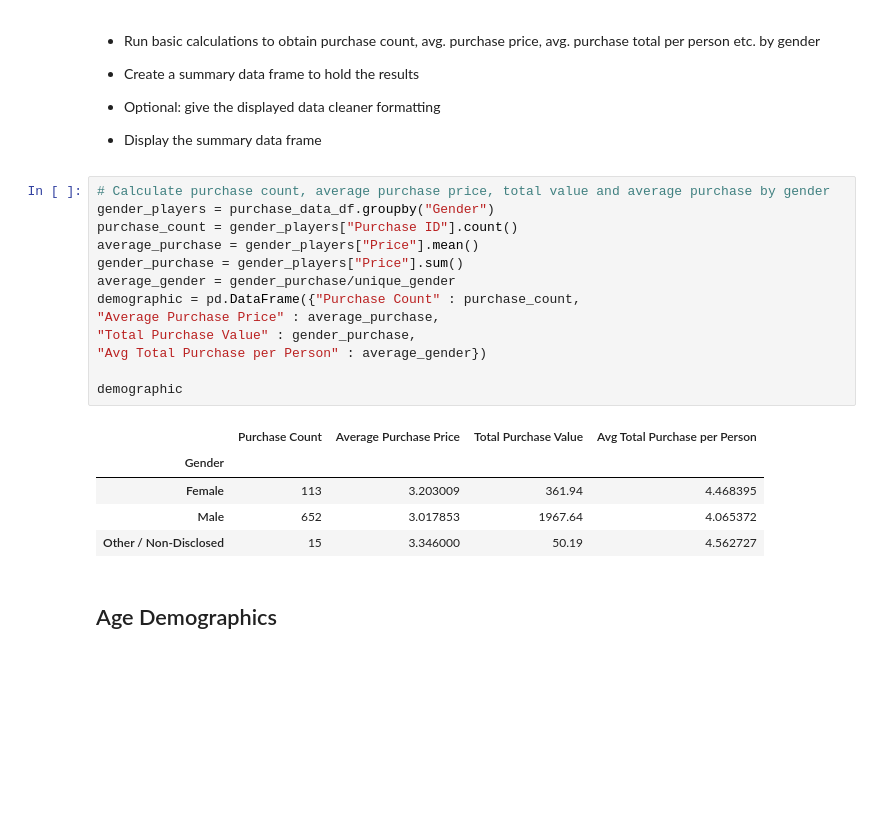
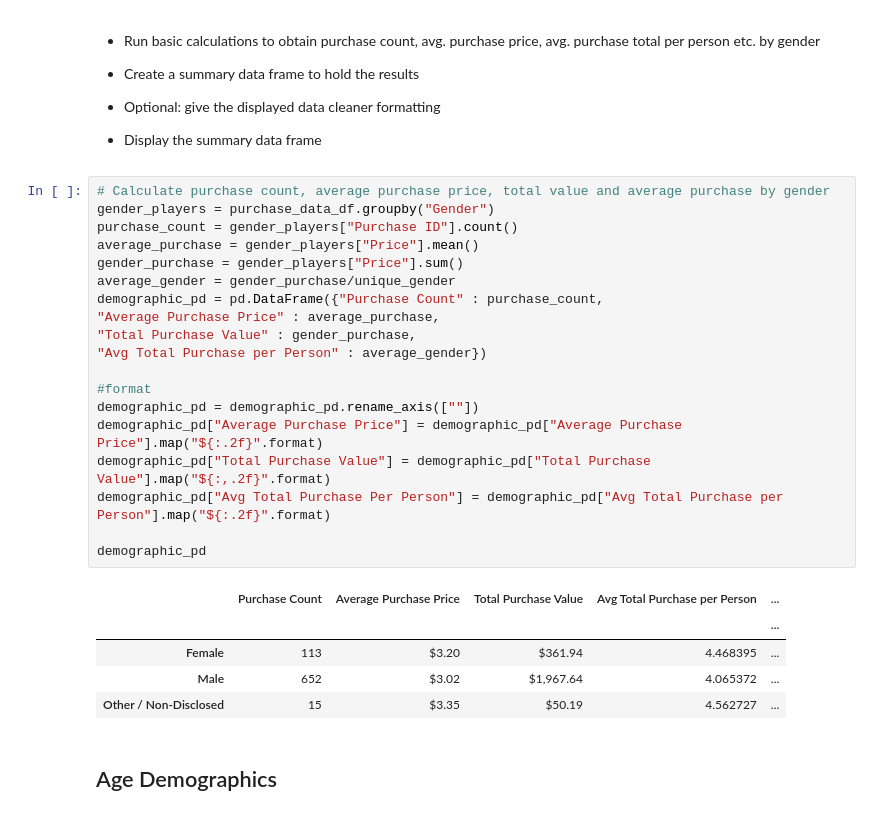
Before and after one commit to segsfem/pandas-challenge, a Jupyter notebook: HeroesOfPymoli/HeroesOfPymoli_starter.ipynb, the cells around one changed output. Saved outputs shown, nothing was run; the diff lists cells and outputs as text; blank space fills up the shorter version.

```diff
--- a/HeroesOfPymoli/HeroesOfPymoli_starter.ipynb
+++ b/HeroesOfPymoli/HeroesOfPymoli_starter.ipynb
@@ -97,22 +107,28 @@ gender_pd
 # %%
 # Calculate purchase count, average purchase price, total value and average purchase by gender
 gender_players = purchase_data_df.groupby("Gender")
 purchase_count = gender_players["Purchase ID"].count()
 average_purchase = gender_players["Price"].mean()
 gender_purchase = gender_players["Price"].sum()
 average_gender = gender_purchase/unique_gender
-demographic = pd.DataFrame({"Purchase Count" : purchase_count,
+demographic_pd = pd.DataFrame({"Purchase Count" : purchase_count,
 "Average Purchase Price" : average_purchase,
 "Total Purchase Value" : gender_purchase,
 "Avg Total Purchase per Person" : average_gender})
 
-demographic
+#format
+demographic_pd = demographic_pd.rename_axis([""])
+demographic_pd["Average Purchase Price"] = demographic_pd["Average Purchase Price"].map("${:.2f}".format)
+demographic_pd["Total Purchase Value"] = demographic_pd["Total Purchase Value"].map("${:,.2f}".format)
+demographic_pd["Avg Total Purchase Per Person"] = demographic_pd["Avg Total Purchase per Person"].map("${:.2f}".format)
+
+demographic_pd
 # %% [output]
-|  | Purchase Count | Average Purchase Price | Total Purchase Value | Avg Total Purchase per Person |
-| Gender |  |  |  |  |
-| Female | 113 | 3.203009 | 361.94 | 4.468395 |
-| Male | 652 | 3.017853 | 1967.64 | 4.065372 |
-| Other / Non-Disclosed | 15 | 3.346000 | 50.19 | 4.562727 |
+|  | Purchase Count | Average Purchase Price | Total Purchase Value | Avg Total Purchase per Person | ... |
+|  |  |  |  |  | ... |
+| Female | 113 | $3.20 | $361.94 | 4.468395 | ... |
+| Male | 652 | $3.02 | $1,967.64 | 4.065372 | ... |
+| Other / Non-Disclosed | 15 | $3.35 | $50.19 | 4.562727 | ... |
 # %% [markdown]
 ## Age Demographics
 # %% [markdown]
```
Also changed, not shown: parts of 8 cells of this notebook.
